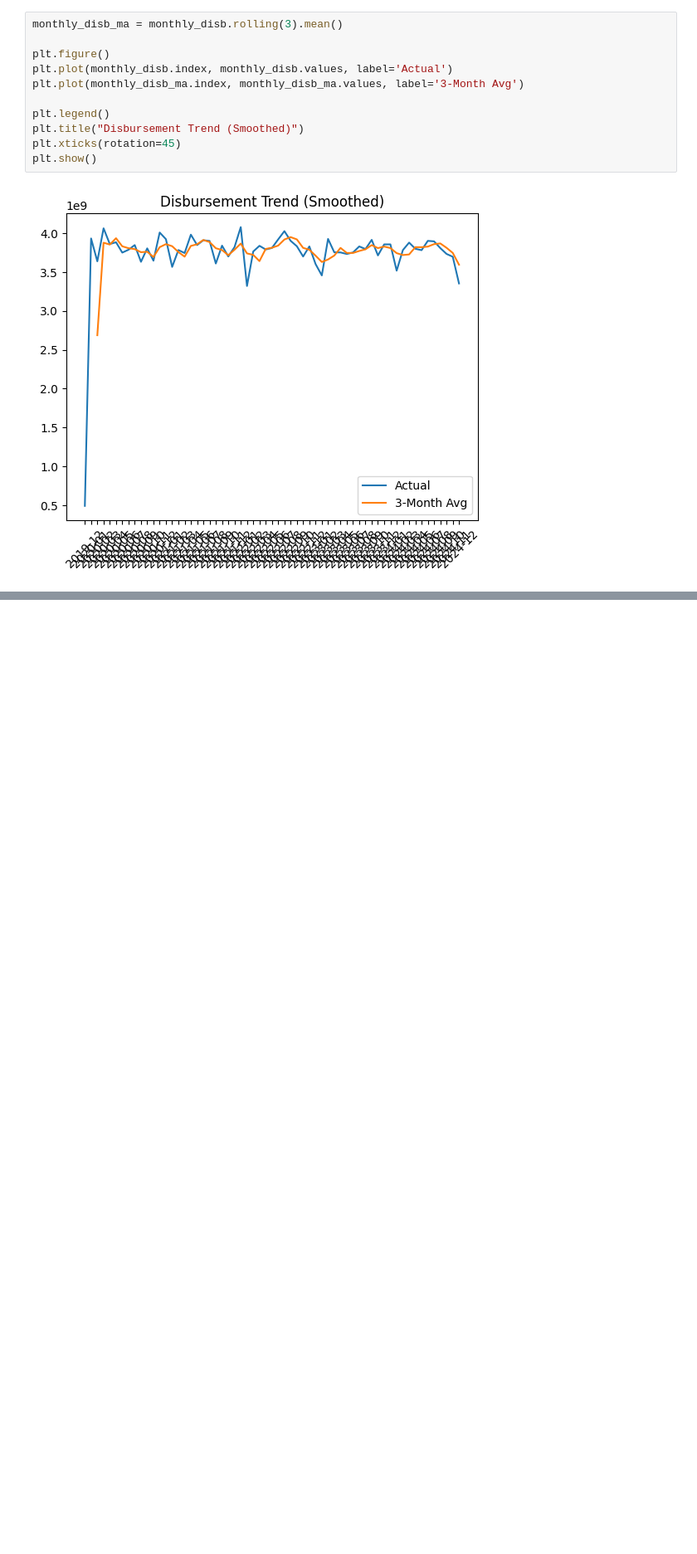
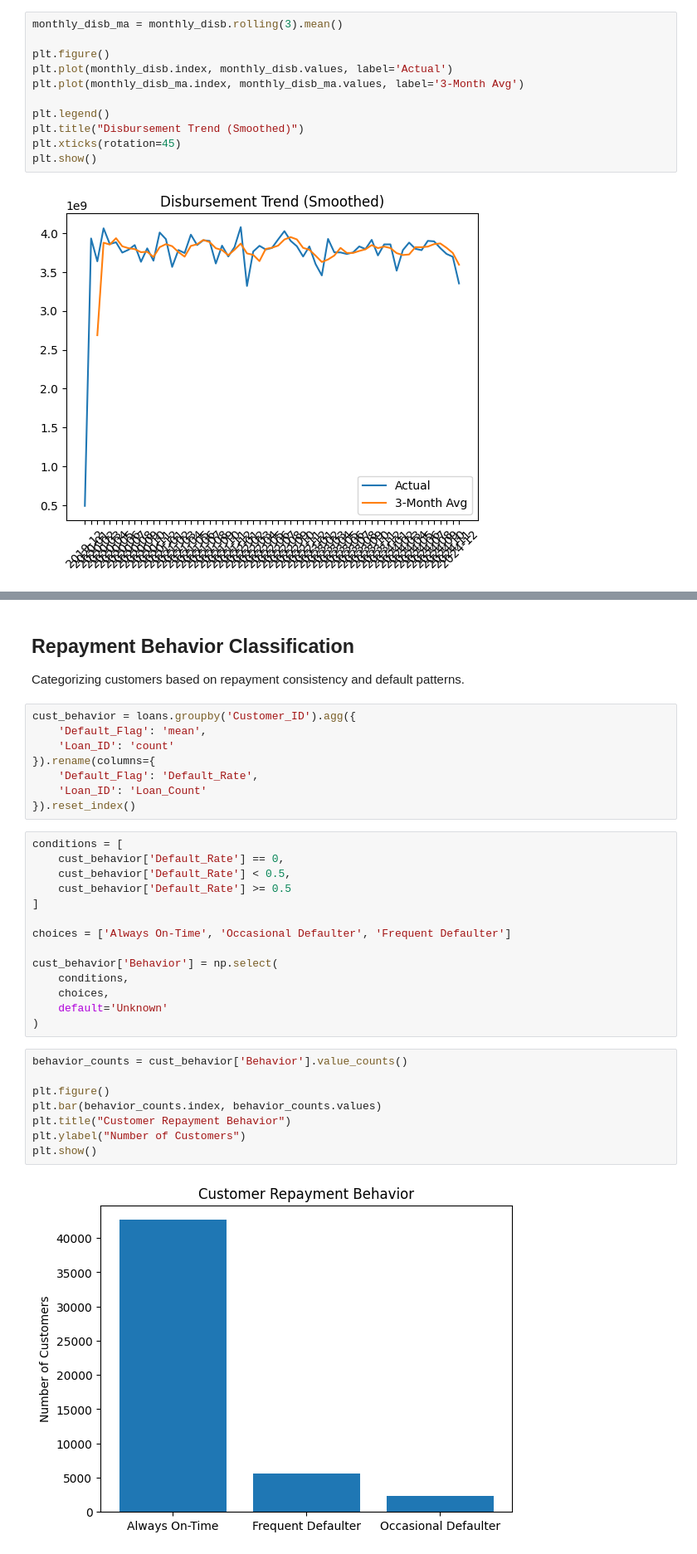
Before and after one commit to madhurmd/hero-fincorp-loan-analysis, a Jupyter notebook: notebooks/analysis.ipynb, the cells around one changed output, grey strips where cells are left out. Shown at 83% size. Saved outputs shown, nothing was run; the diff lists cells and outputs as text; blank space fills up the shorter version.

Commit message:
Completed Task 17: Customer Behavior Analysis

```diff
--- a/notebooks/analysis.ipynb
+++ b/notebooks/analysis.ipynb
@@ -2064,0 +2070,36 @@ plt.show()
+# %% [markdown]
+## Repayment Behavior Classification
+
+Categorizing customers based on repayment consistency and default patterns.
+# %%
+cust_behavior = loans.groupby('Customer_ID').agg({
+    'Default_Flag': 'mean',
+    'Loan_ID': 'count'
+}).rename(columns={
+    'Default_Flag': 'Default_Rate',
+    'Loan_ID': 'Loan_Count'
+}).reset_index()
+# %%
+conditions = [
+    cust_behavior['Default_Rate'] == 0,
+    cust_behavior['Default_Rate'] < 0.5,
+    cust_behavior['Default_Rate'] >= 0.5
+]
+
+choices = ['Always On-Time', 'Occasional Defaulter', 'Frequent Defaulter']
+
+cust_behavior['Behavior'] = np.select(
+    conditions,
+    choices,
+    default='Unknown'
+)
+# %%
+behavior_counts = cust_behavior['Behavior'].value_counts()
+
+plt.figure()
+plt.bar(behavior_counts.index, behavior_counts.values)
+plt.title("Customer Repayment Behavior")
+plt.ylabel("Number of Customers")
+plt.show()
+# %% [output]
+[figure, added]
```
Also changed, not shown: parts of 13 cells of this notebook.
